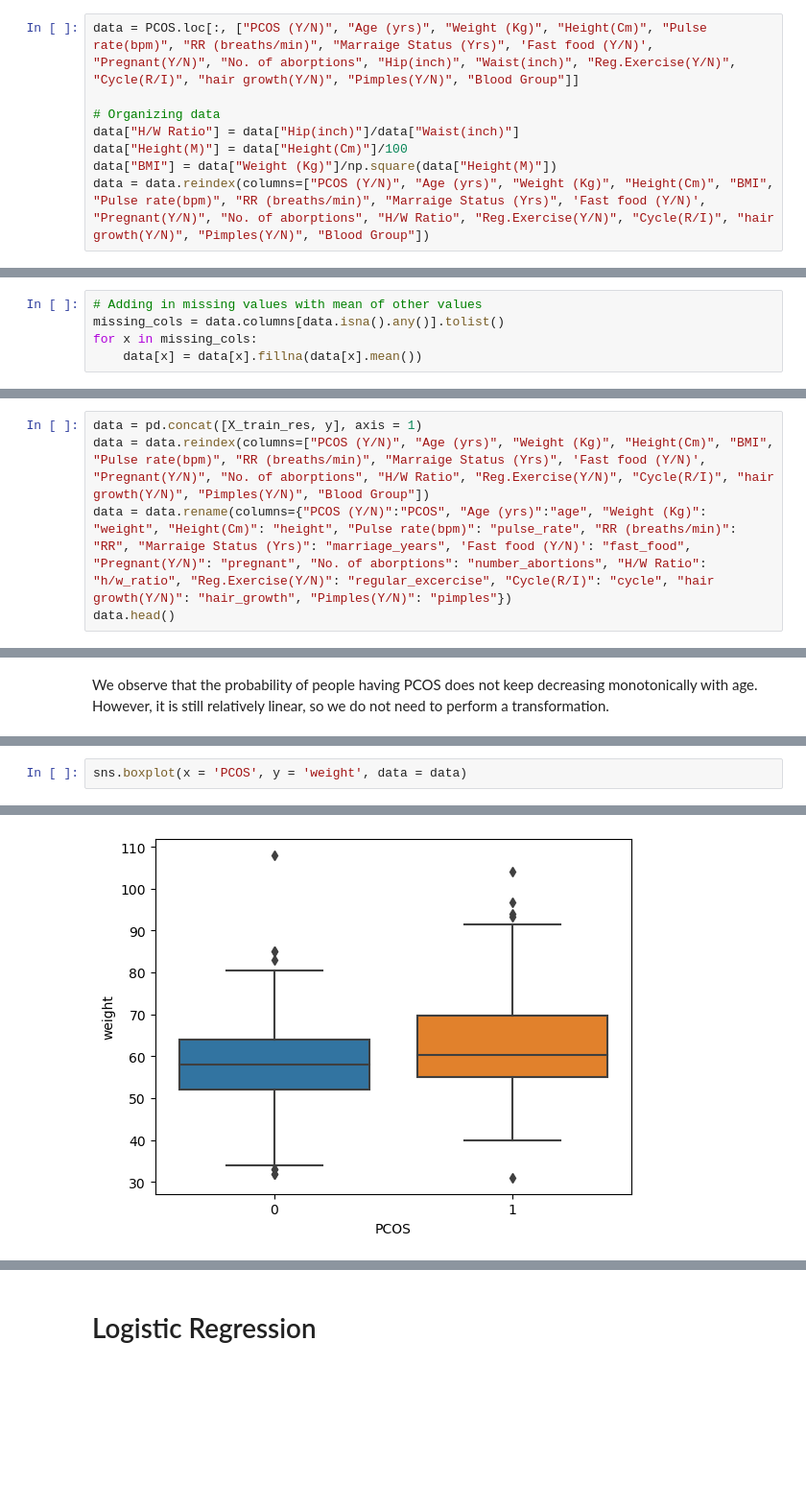
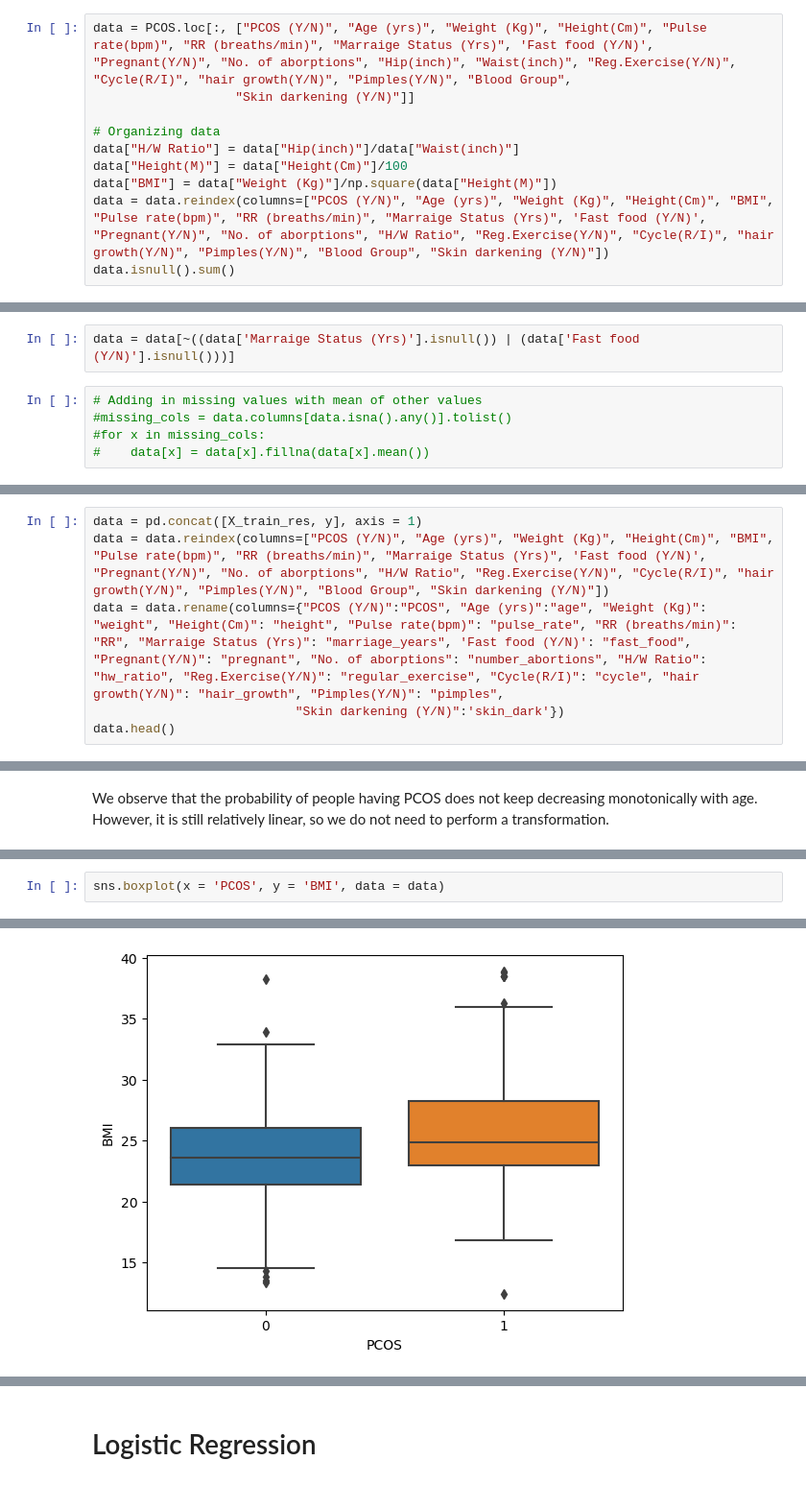
Before and after one commit to ericaez/STAT-303-2-Project, a Jupyter notebook: Project.ipynb, the cells around one changed output, grey strips where cells are left out. Shown at 96% size. Cells and saved outputs as stored; diff of their text form; blank space fills up the shorter version.

```diff
--- a/Project.ipynb
+++ b/Project.ipynb
@@ -18,8 +71,10 @@ PCOS (Y/N): Age (C), Weight(C), pulse rate (C), RR (C), BMI (C), Years of marria
 # %%
-data = PCOS.loc[:, ["PCOS (Y/N)", "Age (yrs)", "Weight (Kg)", "Height(Cm)", "Pulse rate(bpm)", "RR (breaths/min)", "Marraige Status (Yrs)", 'Fast food (Y/N)', "Pregnant(Y/N)", "No. of aborptions", "Hip(inch)", "Waist(inch)", "Reg.Exercise(Y/N)", "Cycle(R/I)", "hair growth(Y/N)", "Pimples(Y/N)", "Blood Group"]]
+data = PCOS.loc[:, ["PCOS (Y/N)", "Age (yrs)", "Weight (Kg)", "Height(Cm)", "Pulse rate(bpm)", "RR (breaths/min)", "Marraige Status (Yrs)", 'Fast food (Y/N)', "Pregnant(Y/N)", "No. of aborptions", "Hip(inch)", "Waist(inch)", "Reg.Exercise(Y/N)", "Cycle(R/I)", "hair growth(Y/N)", "Pimples(Y/N)", "Blood Group",
+                   "Skin darkening (Y/N)"]]
 
 # Organizing data
 data["H/W Ratio"] = data["Hip(inch)"]/data["Waist(inch)"]
 data["Height(M)"] = data["Height(Cm)"]/100
 data["BMI"] = data["Weight (Kg)"]/np.square(data["Height(M)"])
-data = data.reindex(columns=["PCOS (Y/N)", "Age (yrs)", "Weight (Kg)", "Height(Cm)", "BMI", "Pulse rate(bpm)", "RR (breaths/min)", "Marraige Status (Yrs)", 'Fast food (Y/N)', "Pregnant(Y/N)", "No. of aborptions", "H/W Ratio", "Reg.Exercise(Y/N)", "Cycle(R/I)", "hair growth(Y/N)", "Pimples(Y/N)", "Blood Group"])
+data = data.reindex(columns=["PCOS (Y/N)", "Age (yrs)", "Weight (Kg)", "Height(Cm)", "BMI", "Pulse rate(bpm)", "RR (breaths/min)", "Marraige Status (Yrs)", 'Fast food (Y/N)', "Pregnant(Y/N)", "No. of aborptions", "H/W Ratio", "Reg.Exercise(Y/N)", "Cycle(R/I)", "hair growth(Y/N)", "Pimples(Y/N)", "Blood Group", "Skin darkening (Y/N)"])
+data.isnull().sum()
@@ -26,6 +101,8 @@ data = data.reindex(columns=["PCOS (Y/N)", "Age (yrs)", "Weight (Kg)", "Height(C
+# %%
+data = data[~((data['Marraige Status (Yrs)'].isnull()) | (data['Fast food (Y/N)'].isnull()))]
 # %%
 # Adding in missing values with mean of other values
-missing_cols = data.columns[data.isna().any()].tolist()
-for x in missing_cols:
-    data[x] = data[x].fillna(data[x].mean())
+#missing_cols = data.columns[data.isna().any()].tolist()
+#for x in missing_cols:
+#    data[x] = data[x].fillna(data[x].mean())
 # %%
@@ -77,8 +163,9 @@ After OverSampling, counts of label '0': 290
 y = pd.DataFrame(y_train_res, columns=["PCOS (Y/N)"])
 # %%
 data = pd.concat([X_train_res, y], axis = 1)
-data = data.reindex(columns=["PCOS (Y/N)", "Age (yrs)", "Weight (Kg)", "Height(Cm)", "BMI", "Pulse rate(bpm)", "RR (breaths/min)", "Marraige Status (Yrs)", 'Fast food (Y/N)', "Pregnant(Y/N)", "No. of aborptions", "H/W Ratio", "Reg.Exercise(Y/N)", "Cycle(R/I)", "hair growth(Y/N)", "Pimples(Y/N)", "Blood Group"])
-data = data.rename(columns={"PCOS (Y/N)":"PCOS", "Age (yrs)":"age", "Weight (Kg)": "weight", "Height(Cm)": "height", "Pulse rate(bpm)": "pulse_rate", "RR (breaths/min)": "RR", "Marraige Status (Yrs)": "marriage_years", 'Fast food (Y/N)': "fast_food", "Pregnant(Y/N)": "pregnant", "No. of aborptions": "number_abortions", "H/W Ratio": "h/w_ratio", "Reg.Exercise(Y/N)": "regular_excercise", "Cycle(R/I)": "cycle", "hair growth(Y/N)": "hair_growth", "Pimples(Y/N)": "pimples"})
+data = data.reindex(columns=["PCOS (Y/N)", "Age (yrs)", "Weight (Kg)", "Height(Cm)", "BMI", "Pulse rate(bpm)", "RR (breaths/min)", "Marraige Status (Yrs)", 'Fast food (Y/N)', "Pregnant(Y/N)", "No. of aborptions", "H/W Ratio", "Reg.Exercise(Y/N)", "Cycle(R/I)", "hair growth(Y/N)", "Pimples(Y/N)", "Blood Group", "Skin darkening (Y/N)"])
+data = data.rename(columns={"PCOS (Y/N)":"PCOS", "Age (yrs)":"age", "Weight (Kg)": "weight", "Height(Cm)": "height", "Pulse rate(bpm)": "pulse_rate", "RR (breaths/min)": "RR", "Marraige Status (Yrs)": "marriage_years", 'Fast food (Y/N)': "fast_food", "Pregnant(Y/N)": "pregnant", "No. of aborptions": "number_abortions", "H/W Ratio": "hw_ratio", "Reg.Exercise(Y/N)": "regular_exercise", "Cycle(R/I)": "cycle", "hair growth(Y/N)": "hair_growth", "Pimples(Y/N)": "pimples",
+                           "Skin darkening (Y/N)":'skin_dark'})
 data.head()
 # %% [output]
 |  | PCOS | age | weight | height | BMI | pulse_rate | RR | marriage_years | fast_food | pregnant | ... |
@@ -147,3 +234,3 @@ We observe that the probability of people having PCOS does not keep decreasing m
 # %%
-sns.boxplot(x = 'PCOS', y = 'weight', data = data)
+sns.boxplot(x = 'PCOS', y = 'BMI', data = data)
 # %% [output]
@@ -151 +238 @@ sns.boxplot(x = 'PCOS', y = 'weight', data = data)
-[figure, old version]
+[figure, new version]
```
Also changed, not shown: parts of 94 cells of this notebook.
